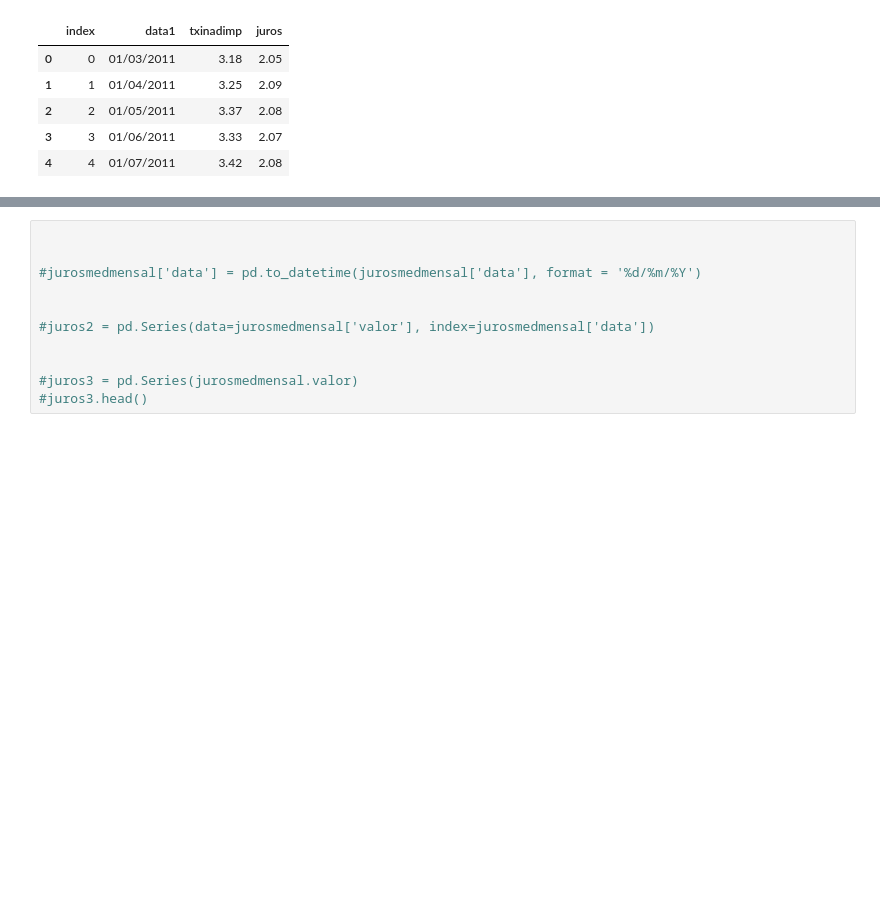
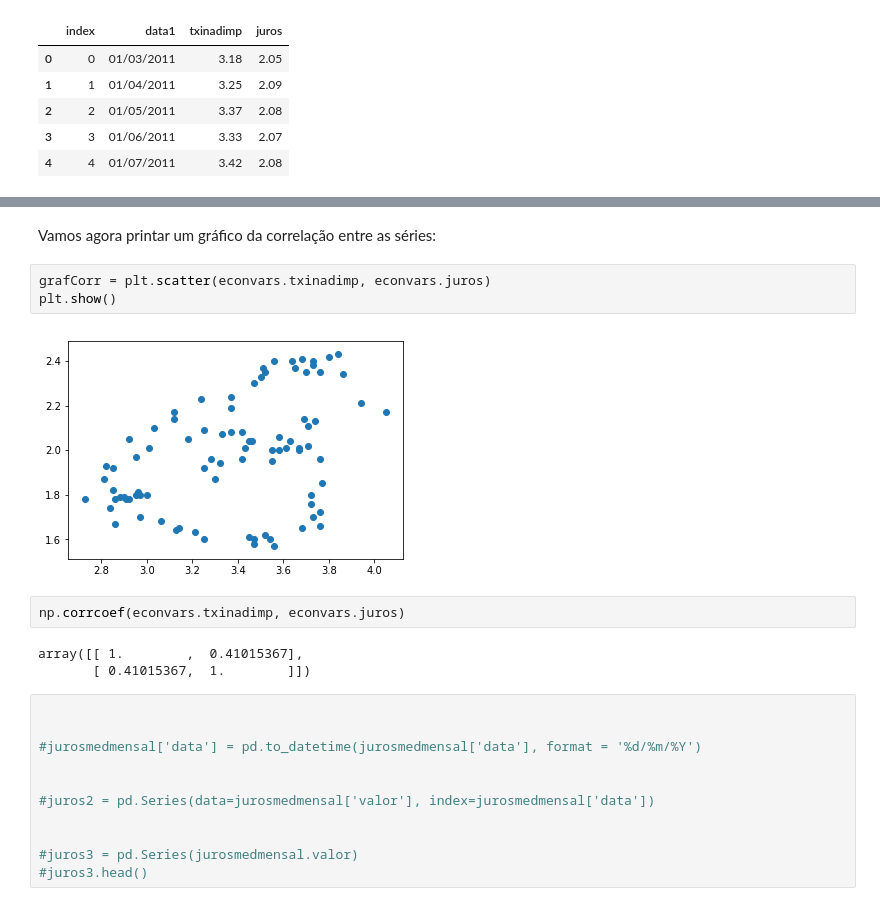
Before and after one commit to GustavoAlovisi/Econometrics2018, a Jupyter notebook: eco02018.ipynb, the cells around one changed output, grey strips where cells are left out. Drawn from its saved outputs; the diff is of its cells as text; blank space fills up the shorter version.

```diff
--- a/eco02018.ipynb
+++ b/eco02018.ipynb
@@ -83,3 +103,15 @@ econvars.head()
+# %% [markdown]
+Vamos agora printar um gráfico da correlação entre as séries:
+# %%
+grafCorr = plt.scatter(econvars.txinadimp, econvars.juros)
+plt.show()
+# %% [output]
+[figure, added]
+# %%
+np.corrcoef(econvars.txinadimp, econvars.juros)
+# %% [output]
+array([[ 1.        ,  0.41015367],
+       [ 0.41015367,  1.        ]])
 # %%
 
 
```
Also changed, not shown: parts of 10 cells of this notebook.
